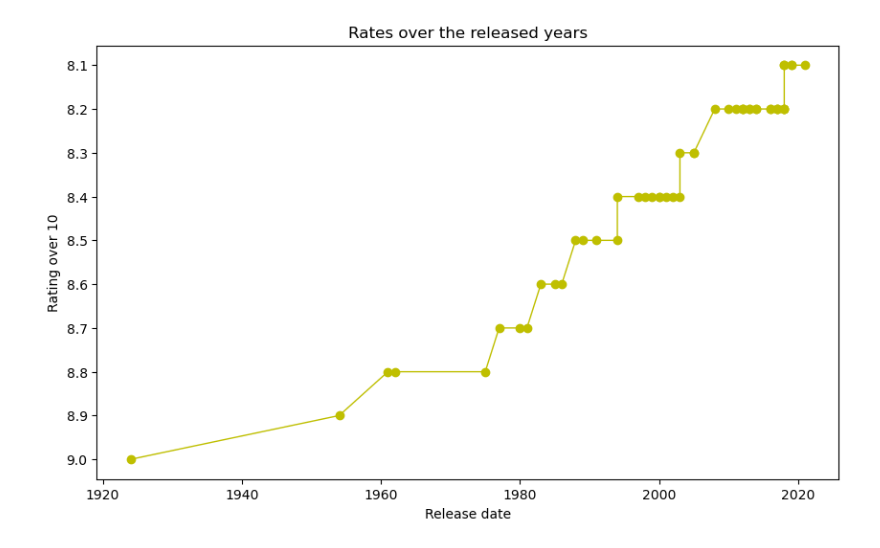
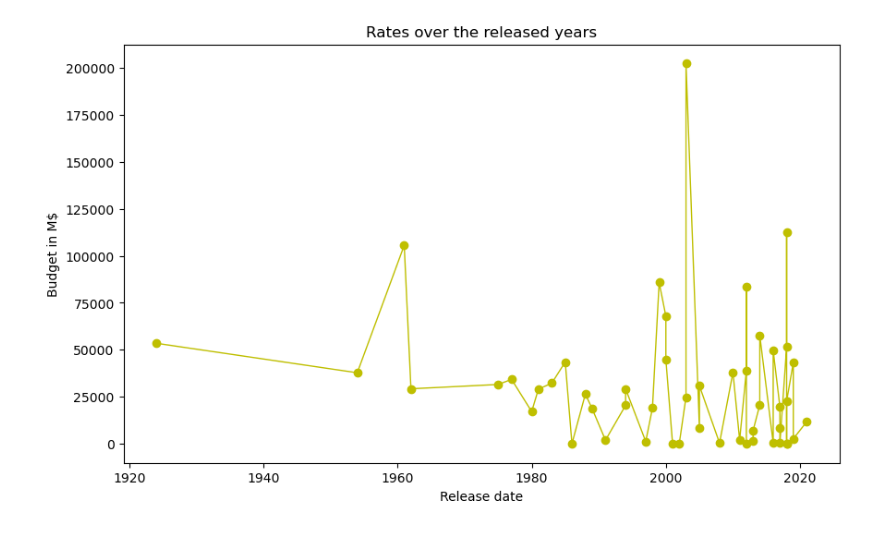
Before and after one commit to N0t10n/Strive_school, a Jupyter notebook: M1_Python/d10_Movie Challenge/action.ipynb, the cells around one changed output. Drawn from its saved outputs; the diff is of its cells as text; code cells hidden in the pictures.

```diff
--- a/M1_Python/d10_Movie Challenge/action.ipynb
+++ b/M1_Python/d10_Movie Challenge/action.ipynb
@@ -88,7 +88,7 @@ for div in divs:
 for div in divs:
     content = div.find('div',{'class': 'lister-item-content'})
     find_p = content.find_all('p')[3]
-    find_span = find_p.find_all('span')[1].get_text().replace(",", "")
+    find_span = find_p.find_all('span')[-1].text.replace("$", "").replace("M", "").replace(".", "").replace(",", "")
     budget.append(int(find_span))
 # %%
 data_df = {}
@@ -114,10 +125,10 @@ df.head()
 # %%
 plt.figure(figsize = (10, 6), dpi = 100)
-plt.plot(sorted(data_df["Release date"]), data_df["Rating over 10"], color = "y", linewidth = 1, marker = "o")
+plt.plot(sorted(data_df["Release date"]), data_df["Budget in M$"], color = "y", linewidth = 1, marker = "o")
 plt.xlabel("Release date")
-plt.ylabel("Rating over 10")
+plt.ylabel("Budget in M$")
 # plt.title("Total profit of all months")
 plt.title("Rates over the released years")
 plt.show()
 # %% [output]
-[figure, old version]
+[figure, new version]
```
Also changed, not shown: parts of 1 cell of this notebook.
